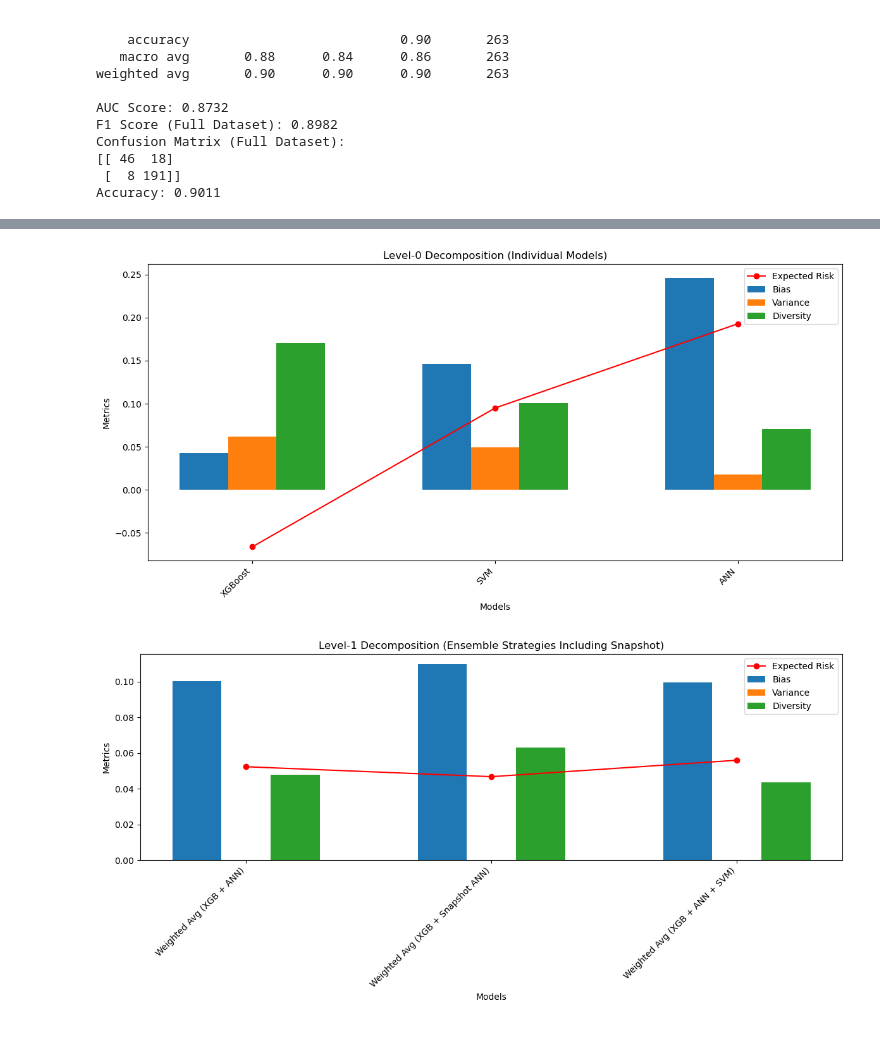
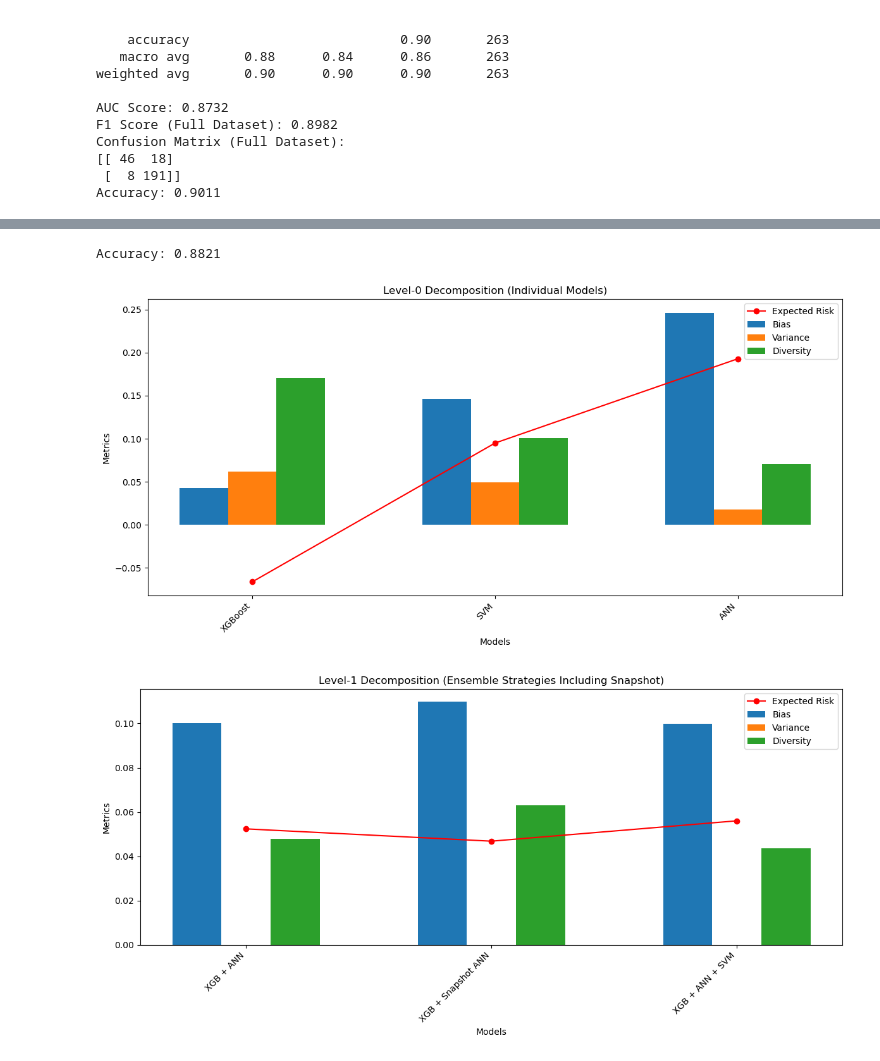
Before and after one commit to shrinitbabel/Hospital-LOS-Predictor-TBI, a Jupyter notebook: SupervisedLearning2.ipynb, the cells around one changed output, grey strips where cells are left out. Saved outputs shown, nothing was run; the diff lists cells and outputs as text; code cells hidden in the pictures.

```diff
--- a/SupervisedLearning2.ipynb
+++ b/SupervisedLearning2.ipynb
@@ -992,4 +836,38 @@ plot_decomposition(level_1_results, "Level-1 Decomposition (Bias-Variance-Divers
+# %%
+accuracy = accuracy_score(y, snapshot_ensemble_preds)
+print(f"Accuracy: {accuracy:.4f}")
+# %% [output]
+Accuracy: 0.8821
 # %%
+
+import matplotlib.pyplot as plt
+
+# Visualization Function
+def plot_decomposition(results, title):
+    categories = list(results.keys())
+    bias = [results[cat]['bias'] for cat in categories]
+    variance = [results[cat]['variance'] for cat in categories]
+    diversity = [results[cat]['diversity'] for cat in categories]
+    risk = [results[cat]['expected_risk'] for cat in categories]
+
+    x = np.arange(len(categories))
+    width = 0.2
+
+    fig, ax = plt.subplots(figsize=(12, 6))
+    ax.bar(x - width, bias, width, label='Bias')
+    ax.bar(x, variance, width, label='Variance')
+    ax.bar(x + width, diversity, width, label='Diversity')
+    ax.plot(x, risk, label='Expected Risk', color='red', marker='o')
+
+    ax.set_xlabel('Models')
+    ax.set_ylabel('Metrics')
+    ax.set_title(title)
+    ax.set_xticks(x)
+    ax.set_xticklabels(categories, rotation=45, ha='right')
+    ax.legend()
+    plt.tight_layout()
+    plt.show()
+
 # Updated calculate_decomposition to handle raw predictions
 def calculate_decomposition(models, X, y, n_samples=5):
     indices = bootstrap_sample(X, y, n_samples)
@@ -1035,34 +913,34 @@ snapshots_ann = snapshot_dropout_ensemble(ann_model, X, y, n_snapshots=5, dropou
 snapshot_probs = snapshot_predict(snapshots_ann, X)  # Precomputed probabilities
 
 # Define Level-0 Models (Individual Models)
 models_level_0 = {
     'XGBoost': XGB_model,
     'SVM': svm_model,
     'ANN': ann_model
 }
 
 # Define Level-1 Ensembles (Ensemble Strategies)
 models_level_1 = {
-    'Weighted Avg (XGB + ANN)': np.average(
+    'XGB + ANN': np.average(
         [XGB_model.predict_proba(X)[:, 1], ann_model.predict_proba(X)[:, 1]], axis=0, weights=[0.6, 0.4]
     ),
-    'Weighted Avg (XGB + Snapshot ANN)': np.average(
+    'XGB + Snapshot ANN': np.average(
         [XGB_model.predict_proba(X)[:, 1], snapshot_probs], axis=0, weights=[0.6, 0.4]
     ),
-    'Weighted Avg (XGB + ANN + SVM)': np.average(
+    'XGB + ANN + SVM': np.average(
         [XGB_model.predict_proba(X)[:, 1], ann_model.predict_proba(X)[:, 1], svm_model.predict_proba(X)[:, 1]],
         axis=0,
         weights=[0.5, 0.3, 0.2]
     )
 }
 
 # Level-0 Analysis
 level_0_results = calculate_decomposition(models_level_0, X, y)
 plot_decomposition(level_0_results, "Level-0 Decomposition (Individual Models)")
 
 # Level-1 Analysis
 level_1_results = calculate_decomposition(models_level_1, X, y)
 plot_decomposition(level_1_results, "Level-1 Decomposition (Ensemble Strategies Including Snapshot)")
 # %% [output]
 [figure]
-[figure, old version]
+[figure, new version]
```
Also changed, not shown: parts of 17 cells of this notebook.
